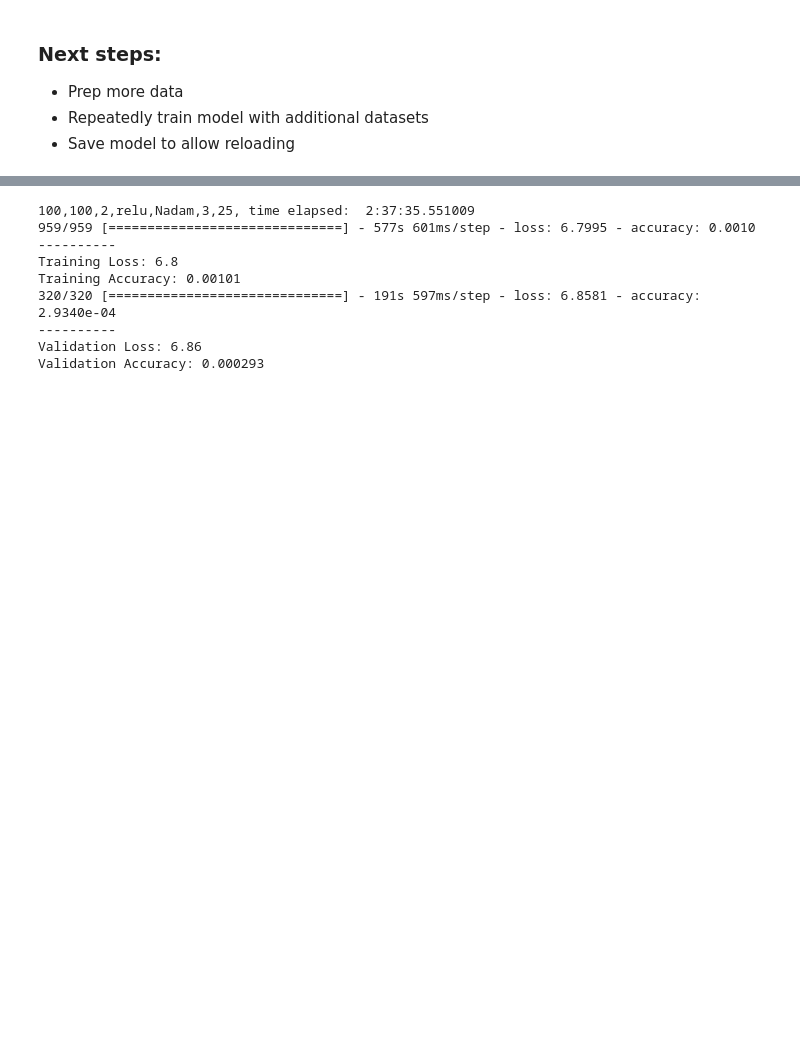
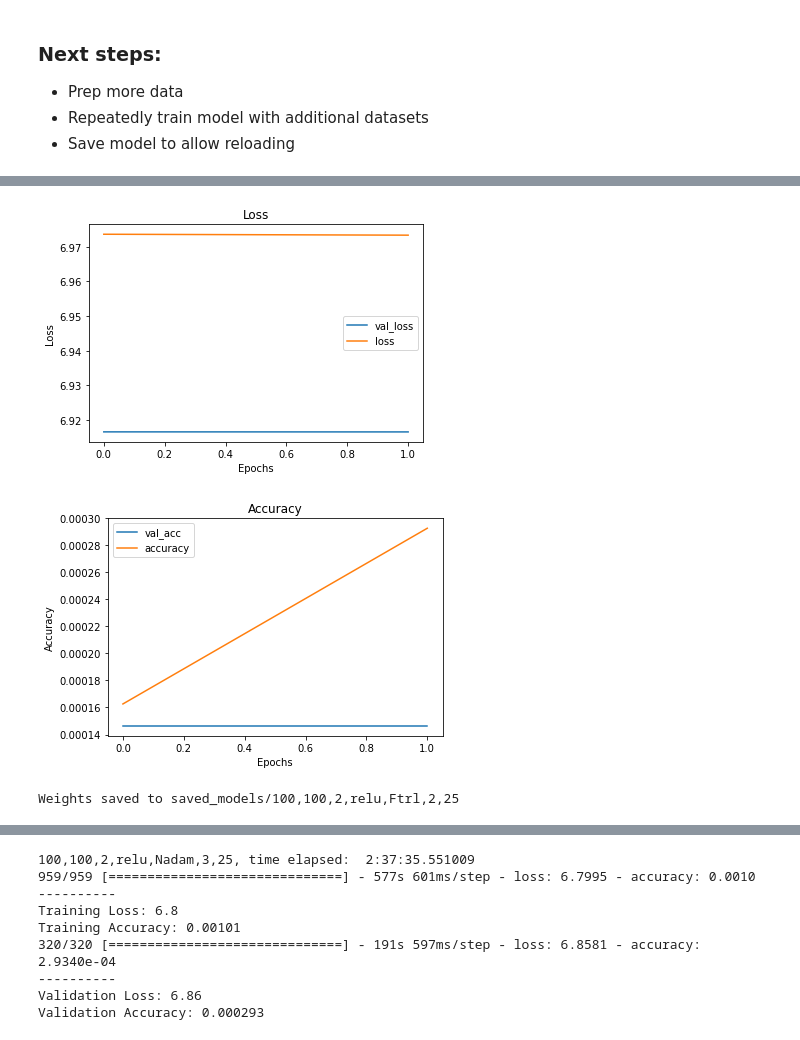
Before and after one commit to anbillinger/capstone, a Jupyter notebook: Model Testing-RNN.ipynb, the cells around one changed output, grey strips where cells are left out. Saved outputs shown, nothing was run; the diff lists cells and outputs as text; code cells hidden in the pictures; blank space fills up the shorter version.

Commit message:
added code to compare various models

```diff
--- a/Model Testing-RNN.ipynb
+++ b/Model Testing-RNN.ipynb
@@ -38,7 +38,9 @@ texts = None
 words_list = None
 
 
-df = pd.read_csv('Data/Samples_1.csv')
+df1 = pd.read_csv('Data/Samples_1.csv')
+df2 = pd.read_csv('Data/Samples_2.csv')
+df = pd.concat([df1,df2])
 df['words'] = df['words'].where(df['words'].isin(common_words.index),'[UNRECOGNIZED]')
 temp = df.loc[df['words']=='[UNRECOGNIZED]']
 df_1 = df.loc[df['words']!='[UNRECOGNIZED]']
@@ -231,3 +233,7 @@ def run_test(nodes1,nodes2,hidden_layers,activ,optim,epochs,batch=100,dropout=0,
     file_name = 'saved_models/'+test_name
     model.save_weights(file_name,save_format='h5')
     print('Weights saved to',file_name)
+# %%
+test_name = '100,100,2,relu,Ftrl,2,25'
+run_test(100,100,2,'relu','Ftrl',2,batch=25)
+# %% [output]
@@ -233,0 +249,3 @@ def run_test(nodes1,nodes2,hidden_layers,activ,optim,epochs,batch=100,dropout=0,
+[figure, added]
+[figure, added]
+Weights saved to saved_models/100,100,2,relu,Ftrl,2,25
```
Also changed, not shown: parts of 6 cells of this notebook, 4 other files.
